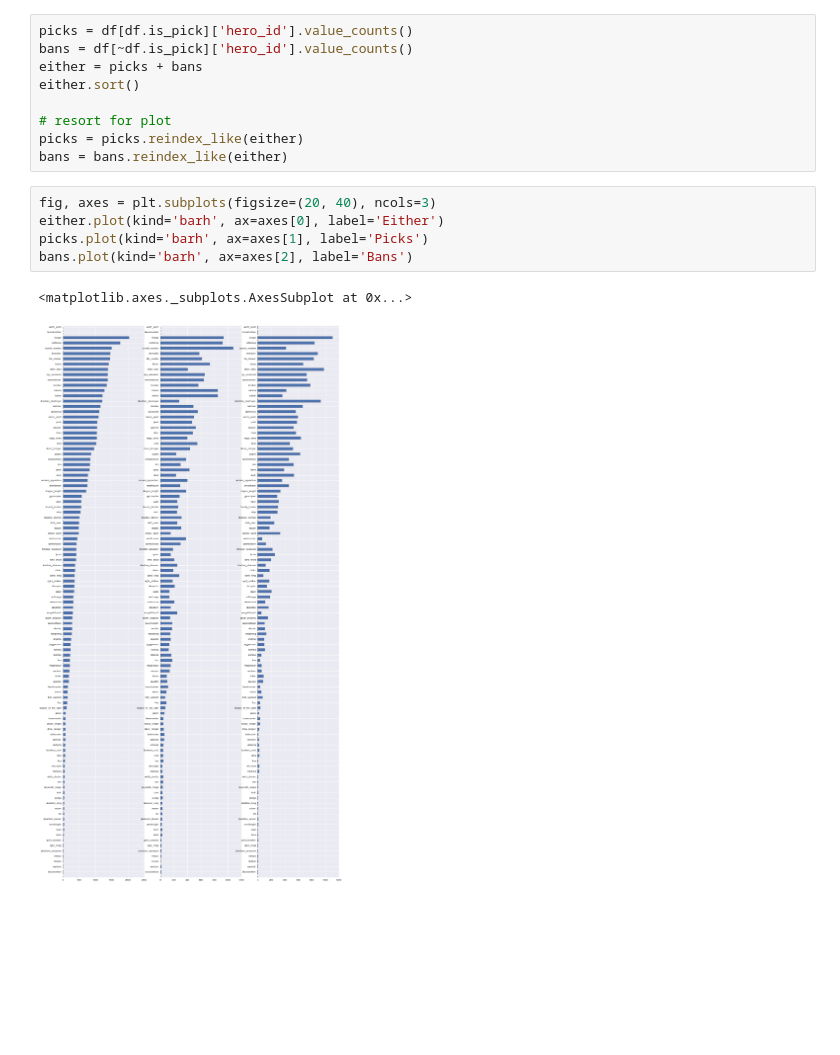
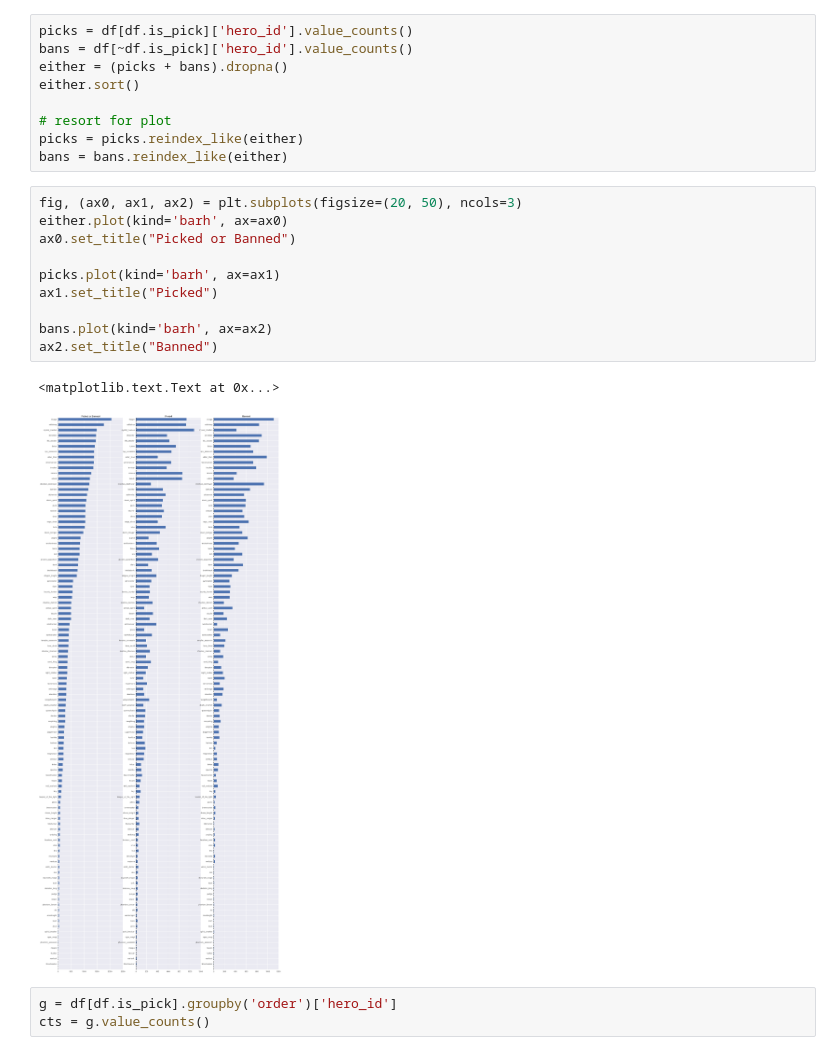
Before and after one commit to TomAugspurger/dota, a Jupyter notebook: examples/Picks and bans.ipynb, the cells around one changed output. Cells and saved outputs as stored; diff of their text form; blank space fills up the shorter version.

```diff
--- a/examples/Picks and bans.ipynb
+++ b/examples/Picks and bans.ipynb
@@ -25,17 +46,25 @@ df.head()
 # %%
 picks = df[df.is_pick]['hero_id'].value_counts()
 bans = df[~df.is_pick]['hero_id'].value_counts()
-either = picks + bans
+either = (picks + bans).dropna()
 either.sort()
 
 # resort for plot
 picks = picks.reindex_like(either)
 bans = bans.reindex_like(either)
 # %%
-fig, axes = plt.subplots(figsize=(20, 40), ncols=3)
-either.plot(kind='barh', ax=axes[0], label='Either')
-picks.plot(kind='barh', ax=axes[1], label='Picks')
-bans.plot(kind='barh', ax=axes[2], label='Bans')
+fig, (ax0, ax1, ax2) = plt.subplots(figsize=(20, 50), ncols=3)
+either.plot(kind='barh', ax=ax0)
+ax0.set_title("Picked or Banned")
+
+picks.plot(kind='barh', ax=ax1)
+ax1.set_title("Picked")
+
+bans.plot(kind='barh', ax=ax2)
+ax2.set_title("Banned")
 # %% [output]
-<matplotlib.axes._subplots.AxesSubplot at 0x...>
+<matplotlib.text.Text at 0x...>
-[figure, old version]
+[figure, new version]
+# %%
+g = df[df.is_pick].groupby('order')['hero_id']
+cts = g.value_counts()
```
Also changed, not shown: parts of 11 cells of this notebook, 9 other files.
